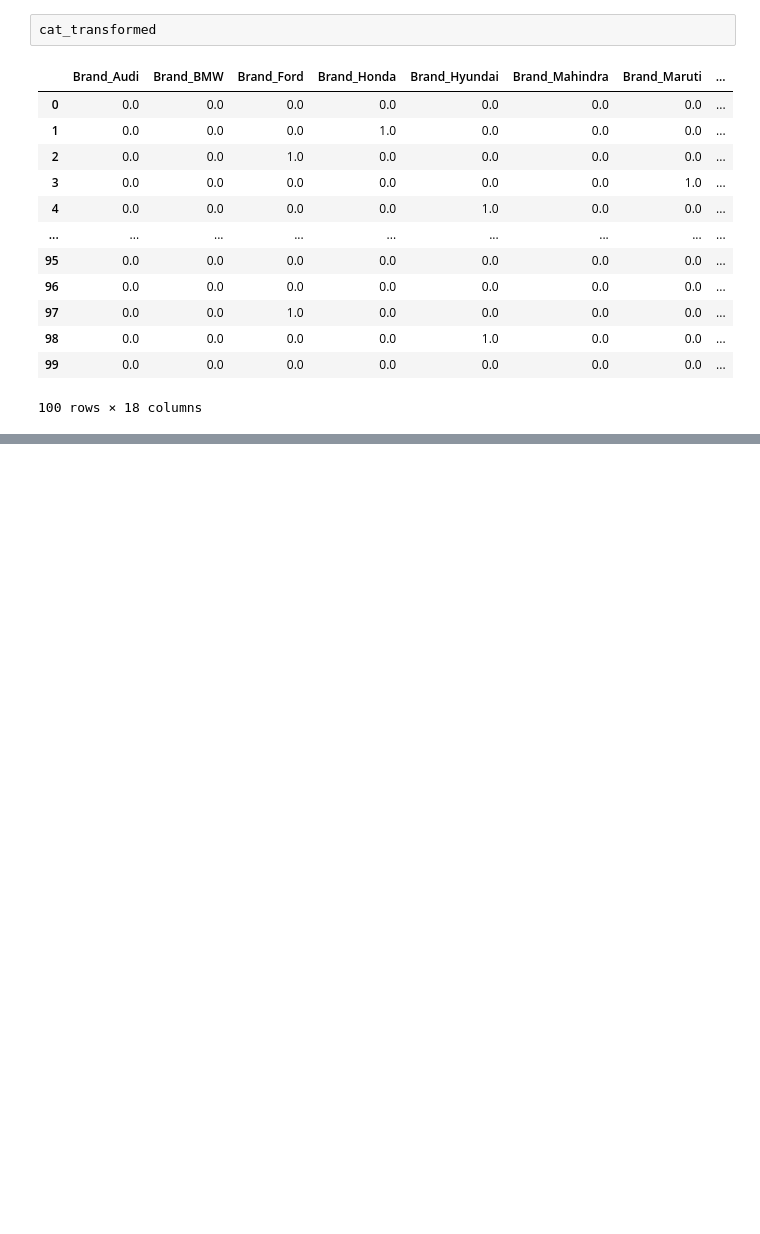
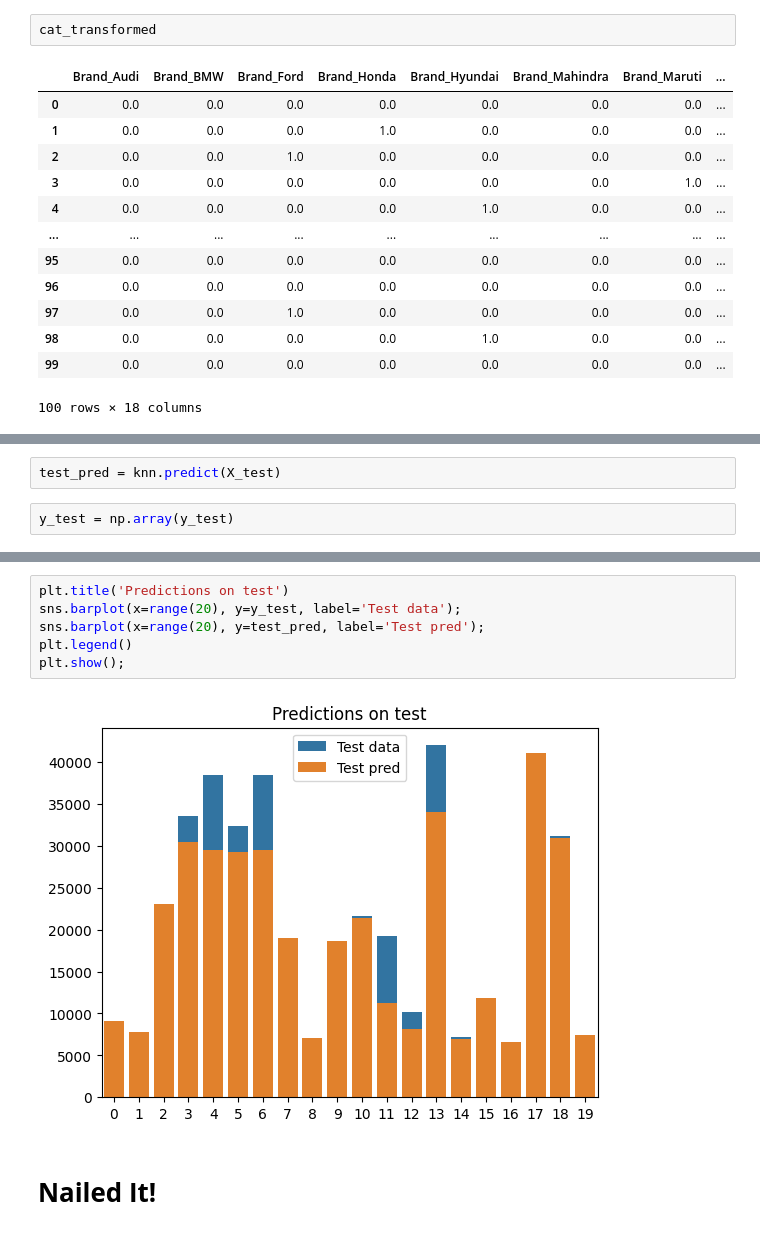
Before and after one commit to Venchislaw/PracticalAI, a Jupyter notebook: Machine Learning/Kaggle/From Datasets/CarPrice/UsedCarPrice.ipynb, the cells around one changed output, grey strips where cells are left out. Saved outputs shown, nothing was run; the diff lists cells and outputs as text; blank space fills up the shorter version.

```diff
--- a/Machine Learning/Kaggle/From Datasets/CarPrice/UsedCarPrice.ipynb
+++ b/Machine Learning/Kaggle/From Datasets/CarPrice/UsedCarPrice.ipynb
@@ -146,0 +314,4 @@ cat_transformed
+# %%
+test_pred = knn.predict(X_test)
+# %%
+y_test = np.array(y_test)
@@ -146,0 +342,10 @@ cat_transformed
+# %%
+plt.title('Predictions on test')
+sns.barplot(x=range(20), y=y_test, label='Test data');
+sns.barplot(x=range(20), y=test_pred, label='Test pred');
+plt.legend()
+plt.show();
+# %% [output]
+[figure, added]
+# %% [markdown]
+# **Nailed It!**
```
Also changed, not shown: parts of 33 cells of this notebook.
